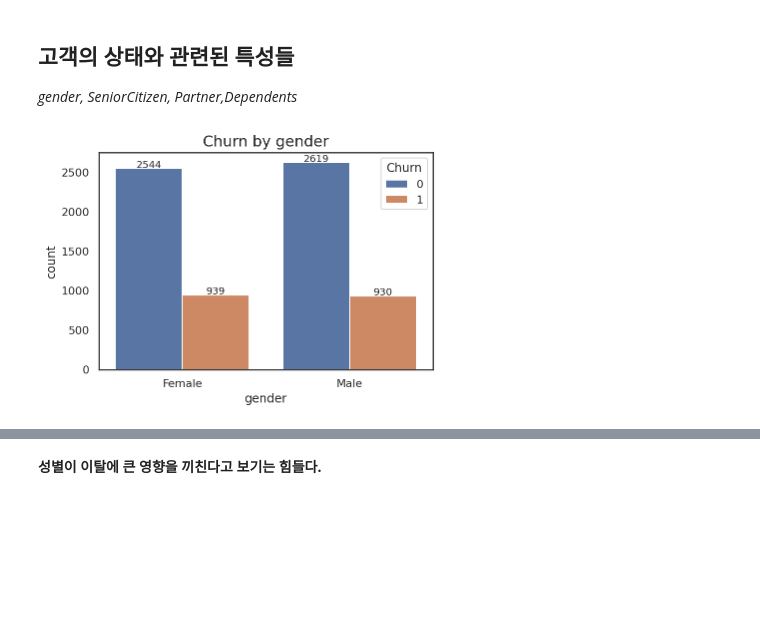
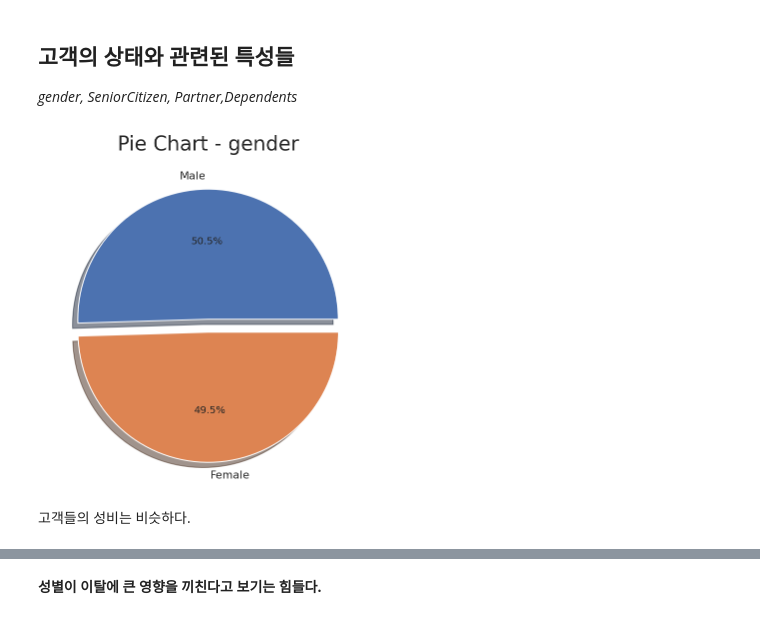
Before and after one commit to maengg/Customer_churn, a Jupyter notebook: Customer_churn.ipynb, the cells around one changed output, grey strips where cells are left out. Saved outputs shown, nothing was run; the diff lists cells and outputs as text; code cells hidden in the pictures; blank space fills up the shorter version.

```diff
--- a/Customer_churn.ipynb
+++ b/Customer_churn.ipynb
@@ -165,0 +184,22 @@ plt.show()
+# %%
+# 타겟 데이터 확인
+
+# pie plot
+def pieplot(col, data=df_original):
+  plt.figure(figsize=(10,6))
+  if len(data[col].unique()) == 2:
+    data[col].value_counts().plot.pie(explode=[0,0.1], autopct='%1.1f%%', shadow=True)
+    plt.title(f'Pie Chart - {col}', fontsize=20)
+    plt.ylabel('')
+  elif len(data[col].unique()) == 3:
+    data[col].value_counts().plot.pie(explode=[0,0.1,0.1], autopct='%1.1f%%', shadow=True)
+    plt.title(f'Pie Chart - {col}', fontsize=20)
+    plt.ylabel('')
+  else:
+    data[col].value_counts().plot.pie(explode=[0,0.1,0.1,0.1], autopct='%1.1f%%', shadow=True)
+    plt.title(f'Pie Chart - {col}', fontsize=20)
+    plt.ylabel('')
+
+  plt.show()
+
+pieplot('Churn')
@@ -221,15 +256,17 @@ plt.show()
 ## **고객의 상태와 관련된 특성들**
 
 *gender, SeniorCitizen, Partner,Dependents*
+# %%
+pieplot('gender')
+# %% [output]
+[figure, added]
+# %% [markdown]
+고객들의 성비는 비슷하다.
 # %%
-# gender 별 이탈 정도 확인.
-ax = sns.countplot('gender', hue='Churn', data=df)
-ax.set_title('Churn by gender', fontsize=15)
+def countplot(col):
+  ax=sns.countplot(col, hue='Churn', data=df)
+  ax.set_title(f'Churn by {col}', fontsize=15)
 
-# 각각의 바 위에 값 추가.
-for p in ax.patches:
-  ax.text(p.get_x()+p.get_width()/2., p.get_height()+15, p.get_height(), ha='center', size=10)
-
-plt.show()
+  # 각각의 바 위에 값 추가.
+  for p in ax.patches:
+    ax.text(p.get_x()+p.get_width()/2., p.get_height()+15, p.get_height(), ha='center', size=10)
-# %% [output]
-[figure, removed]
```
Also changed, not shown: parts of 71 cells of this notebook.
